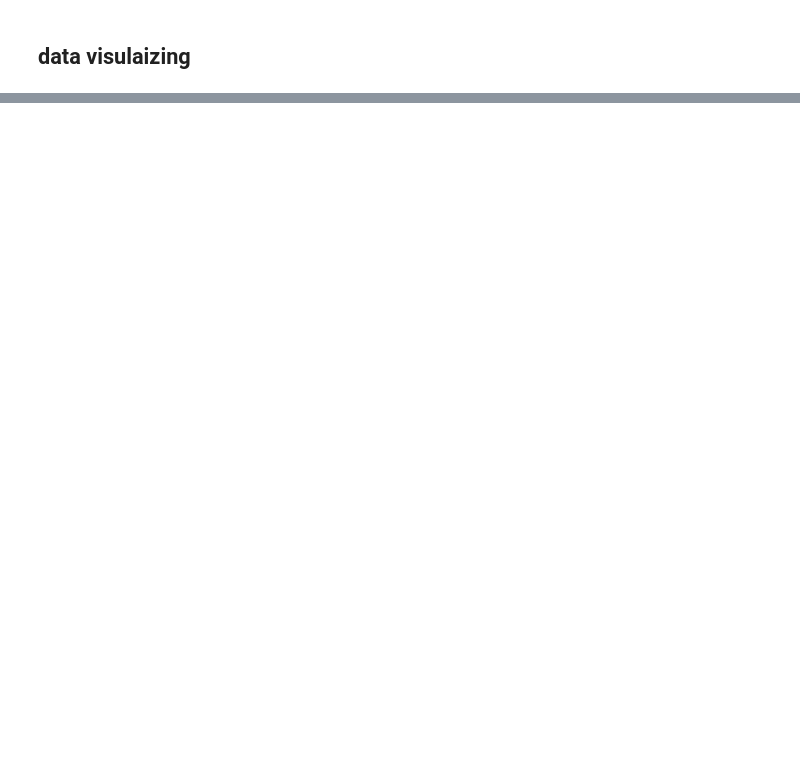
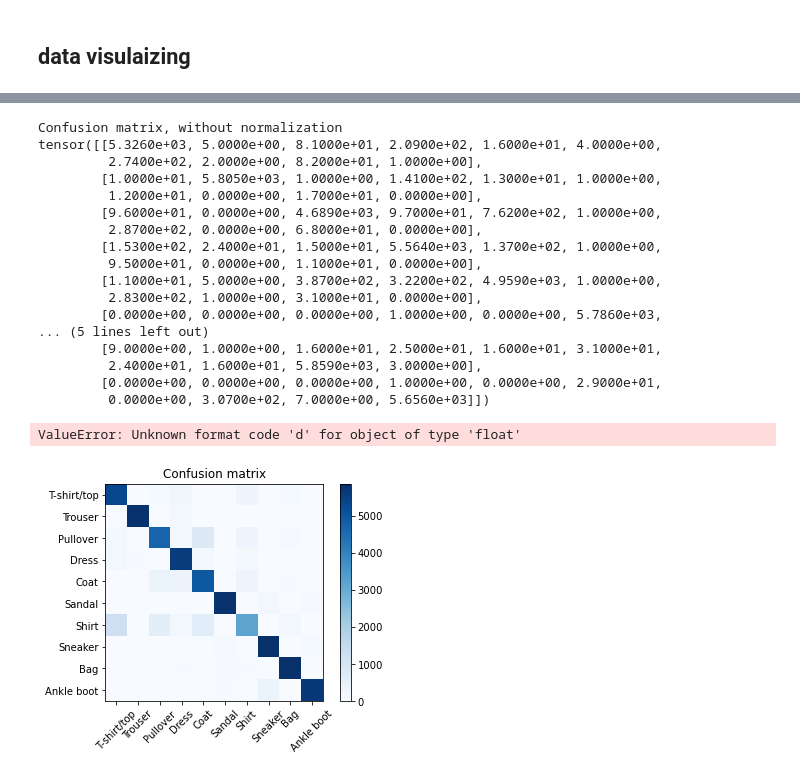
Before and after one commit to engr-sana-javed/PyTorch---Python-Deep-Learning-Neural-Network-API, a Jupyter notebook: pytorchbaiscs.ipynb, the cells around one changed output, grey strips where cells are left out. Cells and saved outputs as stored; diff of their text form; code cells hidden in the pictures; blank space fills up the shorter version.

```diff
--- a/pytorchbaiscs.ipynb
+++ b/pytorchbaiscs.ipynb
@@ -498,0 +671,2 @@ class Network(nn.Module): # line 1
+# %%
+stacked=torch.stack((train_set.targets,train_preds.argmax(dim=1)),dim=1)
@@ -498,0 +683,3 @@ class Network(nn.Module): # line 1
+# %%
+cmt= torch.zeros((10,10), dtype=torch.float32)
+cmt
@@ -498,0 +697,4 @@ class Network(nn.Module): # line 1
+# %%
+for p in stacked:
+    j,k=p.tolist()
+    cmt[j,k]=cmt[j,k]+1
@@ -498,0 +751,50 @@ class Network(nn.Module): # line 1
+# %%
+import itertools
+import numpy as np
+import matplotlib.pyplot as plt
+
+def plot_confusion_matrix(cm, classes, normalize=False, title='Confusion matrix', cmap=plt.cm.Blues):
+    if normalize:
+        cm = cm.astype('float') / cm.sum(axis=1)[:, np.newaxis]
+        print("Normalized confusion matrix")
+    else:
+        print('Confusion matrix, without normalization')
+
+    print(cm)
+    plt.imshow(cm, interpolation='nearest', cmap=cmap)
+    plt.title(title)
+    plt.colorbar()
+    tick_marks = np.arange(len(classes))
+    plt.xticks(tick_marks, classes, rotation=45)
+    plt.yticks(tick_marks, classes)
+
+    fmt = '.2f' if normalize else 'd'
+    thresh = cm.max() / 2.
+    for i, j in itertools.product(range(cm.shape[0]), range(cm.shape[1])):
+        plt.text(j, i, format(cm[i, j], fmt), horizontalalignment="center", color="white" if cm[i, j] > thresh else "black")
+
+    plt.tight_layout()
+    plt.ylabel('True label')
+    plt.xlabel('Predicted label')
+# %%
+plot_confusion_matrix(cmt, train_set.classes)
+# %% [output]
+Confusion matrix, without normalization
+tensor([[5.3260e+03, 5.0000e+00, 8.1000e+01, 2.0900e+02, 1.6000e+01, 4.0000e+00,
+         2.7400e+02, 2.0000e+00, 8.2000e+01, 1.0000e+00],
+        [1.0000e+01, 5.8050e+03, 1.0000e+00, 1.4100e+02, 1.3000e+01, 1.0000e+00,
+         1.2000e+01, 0.0000e+00, 1.7000e+01, 0.0000e+00],
+        [9.6000e+01, 0.0000e+00, 4.6890e+03, 9.7000e+01, 7.6200e+02, 1.0000e+00,
+         2.8700e+02, 0.0000e+00, 6.8000e+01, 0.0000e+00],
+        [1.5300e+02, 2.4000e+01, 1.5000e+01, 5.5640e+03, 1.3700e+02, 1.0000e+00,
+         9.5000e+01, 0.0000e+00, 1.1000e+01, 0.0000e+00],
+        [1.1000e+01, 5.0000e+00, 3.8700e+02, 3.2200e+02, 4.9590e+03, 1.0000e+00,
+         2.8300e+02, 1.0000e+00, 3.1000e+01, 0.0000e+00],
+        [0.0000e+00, 0.0000e+00, 0.0000e+00, 1.0000e+00, 0.0000e+00, 5.7860e+03,
+... (5 lines left out)
+        [9.0000e+00, 1.0000e+00, 1.6000e+01, 2.5000e+01, 1.6000e+01, 3.1000e+01,
+         2.4000e+01, 1.6000e+01, 5.8590e+03, 3.0000e+00],
+        [0.0000e+00, 0.0000e+00, 0.0000e+00, 1.0000e+00, 0.0000e+00, 2.9000e+01,
+         0.0000e+00, 3.0700e+02, 7.0000e+00, 5.6560e+03]])
+ValueError: Unknown format code 'd' for object of type 'float'
+[figure, added]
```
Also changed, not shown: parts of 86 cells of this notebook.
